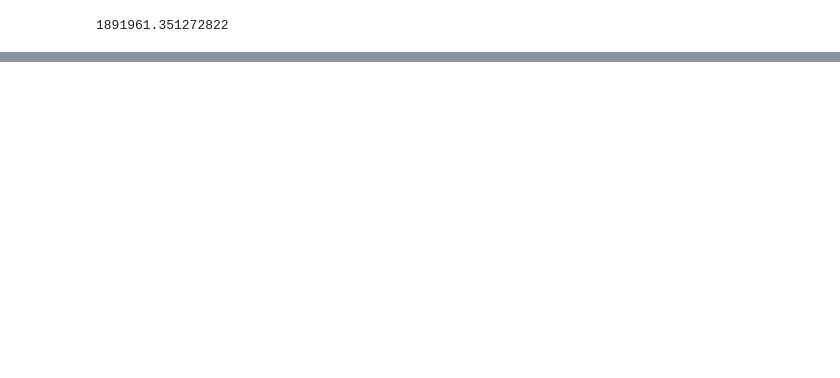
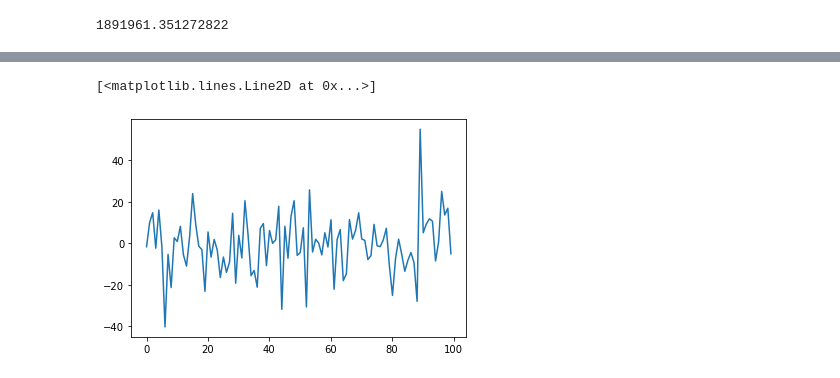
Before and after one commit to siddhartha18101/DP_Spark, a Jupyter notebook: Experiment.ipynb, the cells around one changed output, grey strips where cells are left out. Cells and saved outputs as stored; diff of their text form; code cells hidden in the pictures; blank space fills up the shorter version.

```diff
--- a/Experiment.ipynb
+++ b/Experiment.ipynb
@@ -149,0 +162,6 @@ y1[0:11].shape
+# %%
+diff = y2-y1
+plt.plot(xa[0:i], diff[0:i])
+# %% [output]
+[<matplotlib.lines.Line2D at 0x...>]
+[figure, added]
```
Also changed, not shown: parts of 28 cells of this notebook.
